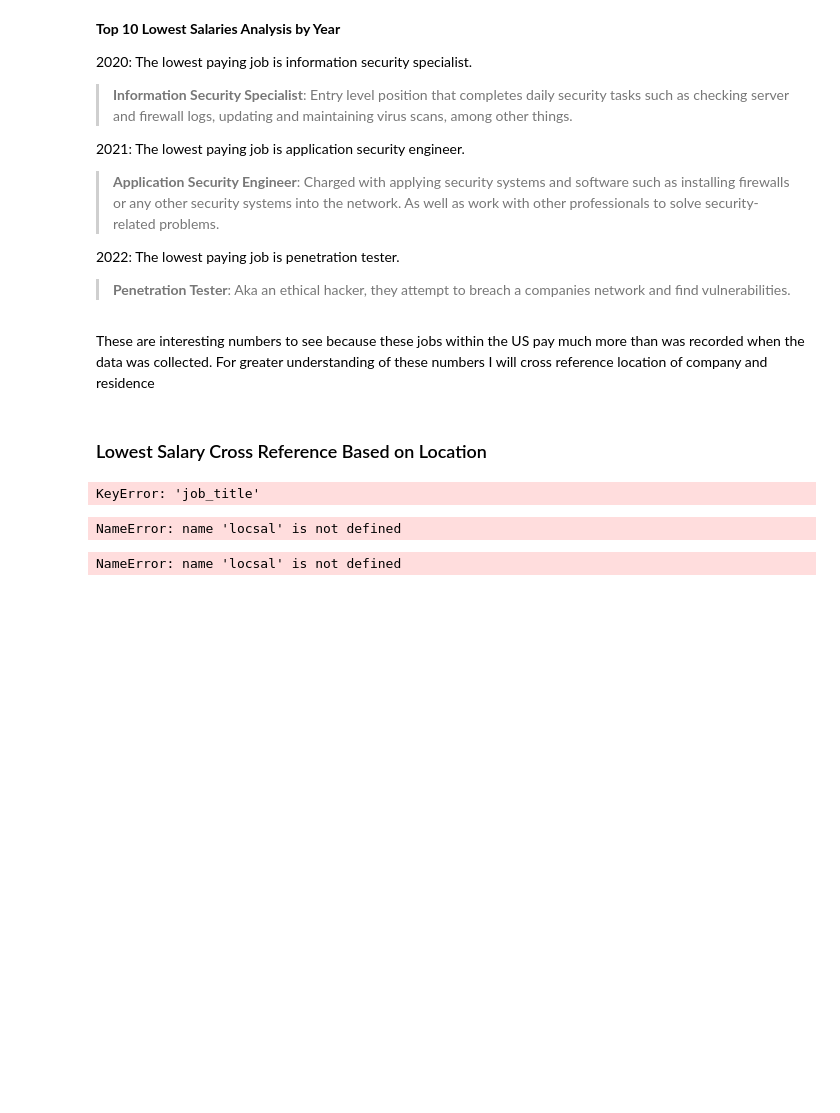
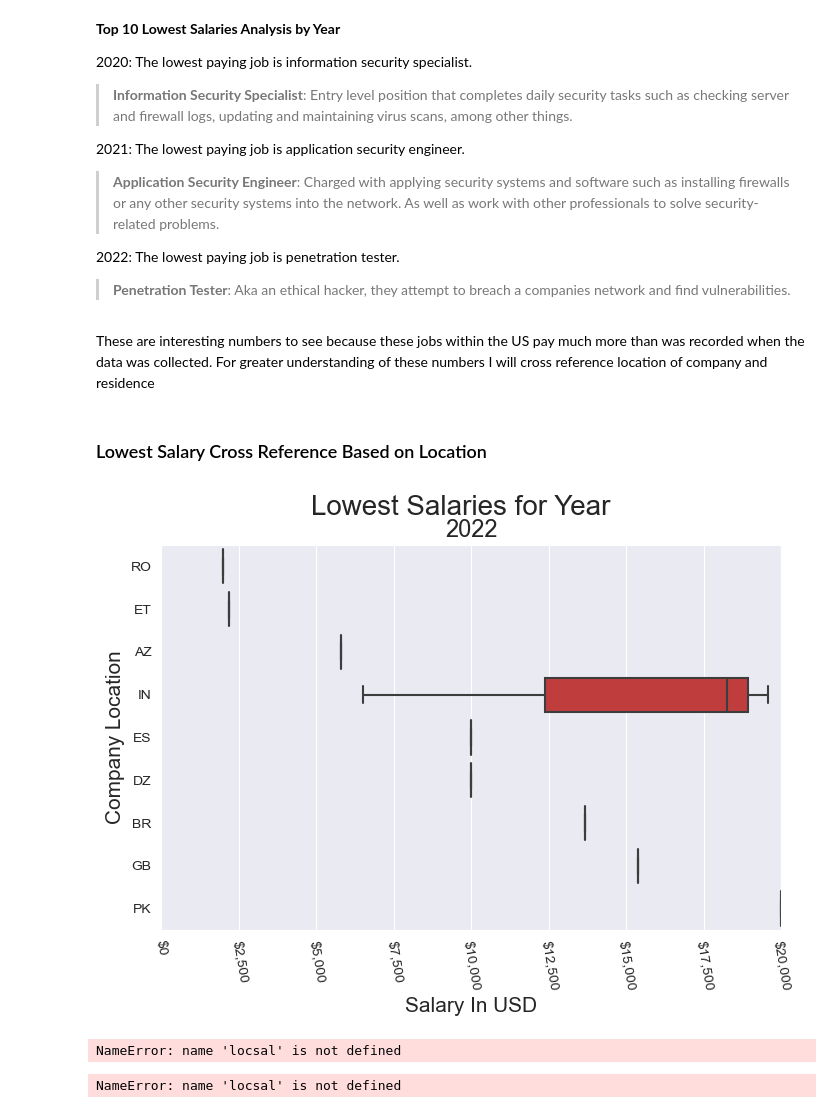
Before and after one commit to SantosAbimaelRomero/Cyber-Security-Salaries, a Jupyter notebook: Cyber Security Salary Presentation.ipynb, the cells around one changed output. Cells and saved outputs as stored; diff of their text form; code cells hidden in the pictures; blank space fills up the shorter version.

```diff
--- a/Cyber Security Salary Presentation.ipynb
+++ b/Cyber Security Salary Presentation.ipynb
@@ -420,10 +405,3 @@ class_df2022.low_job_title()
 These are interesting numbers to see because these jobs within the US pay much more than was recorded when the data was collected. For greater understanding of these numbers I will cross reference location of company and residence
 # %% [markdown]
 ### Lowest Salary Cross Reference Based on Location
-# %%
-# I will filter the data exclusively to include only the lowest paying job
-df_2022_low = df_2022.loc[df_2022['job_title'] == 'Penetration Tester']
-df_2021_low = df_2021.loc[df_2021['job_title'] == 'Application Security Engineer']
-df_2020_low = df_2020.loc[df_2020['job_title'] == 'Information Security Specialist']
-# %% [output]
-KeyError: 'job_title'
@@ -445,5 +408,7 @@ def low_10(data, y, x):
 # %%
-low_10(df_2022_low, 'employee_residence')
+class_df2022.low_salary('Company Location', 11)
+# %% [output]
+[figure, added]
 # %%
 locsal(df_2022_low, 'Company','company_location')
 # %%
```
Also changed, not shown: parts of 11 cells of this notebook.
